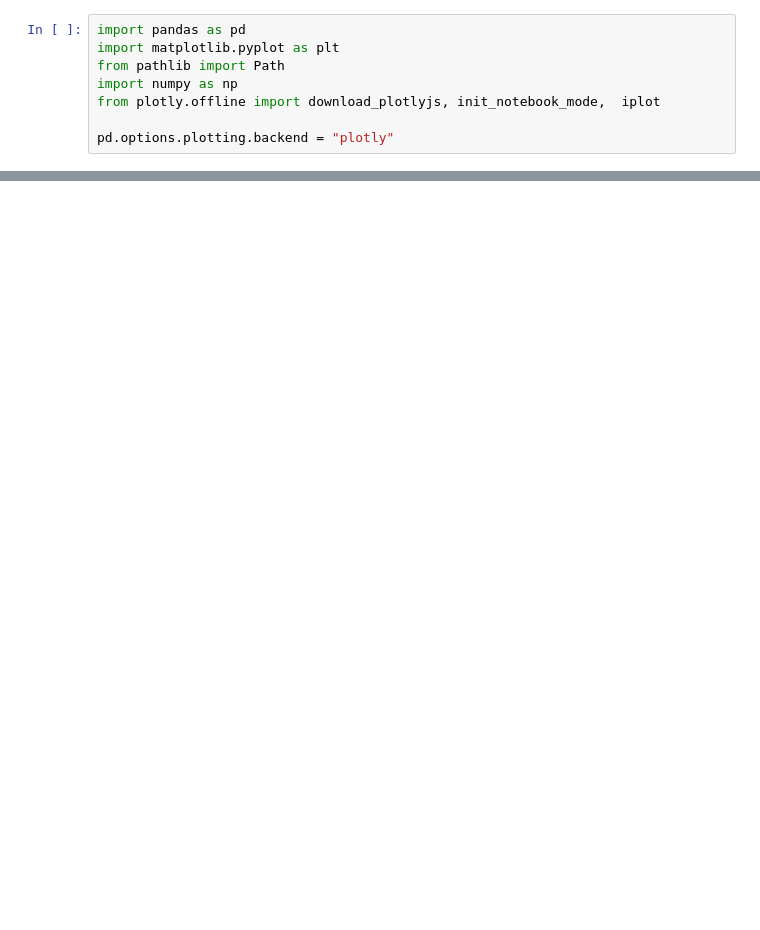
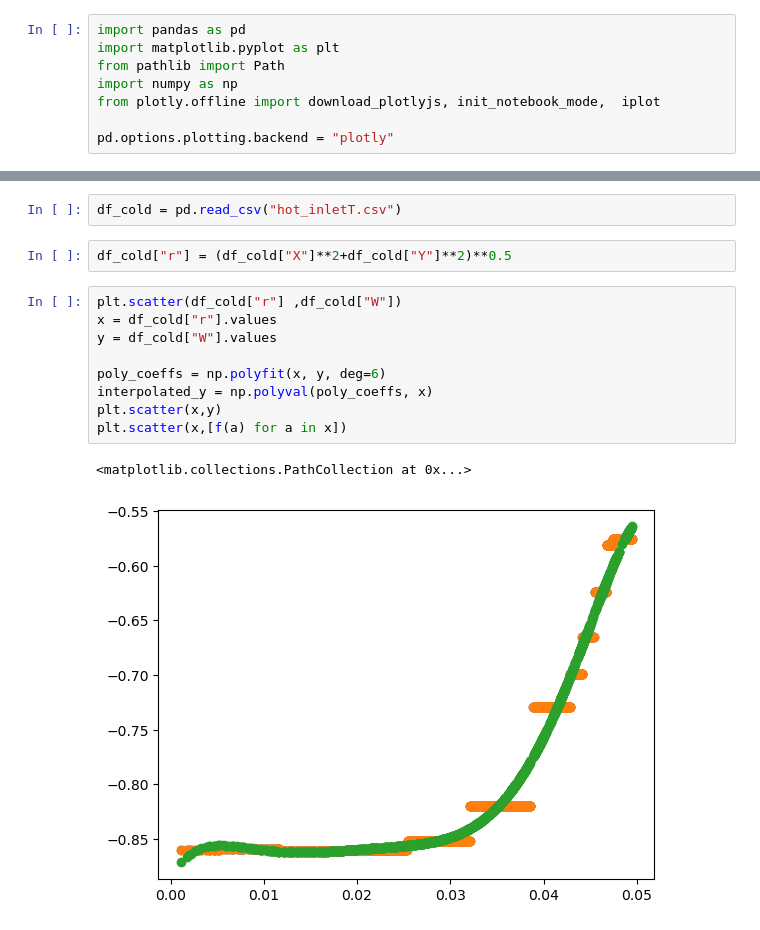
Before and after one commit to JulesL2/CS_Postprocess, a Jupyter notebook: TJunction.ipynb, the cells around one changed output, grey strips where cells are left out. Drawn from its saved outputs; the diff is of its cells as text; blank space fills up the shorter version.

```diff
--- a/TJunction.ipynb
+++ b/TJunction.ipynb
@@ -75,0 +107,16 @@ for var in variables:
+# %%
+df_cold = pd.read_csv("hot_inletT.csv")
+# %%
+df_cold["r"] = (df_cold["X"]**2+df_cold["Y"]**2)**0.5
+# %%
+plt.scatter(df_cold["r"] ,df_cold["W"])
+x = df_cold["r"].values
+y = df_cold["W"].values
+
+poly_coeffs = np.polyfit(x, y, deg=6)
+interpolated_y = np.polyval(poly_coeffs, x)
+plt.scatter(x,y)
+plt.scatter(x,[f(a) for a in x])
+# %% [output]
+<matplotlib.collections.PathCollection at 0x...>
+[figure, added]
```
Also changed, not shown: parts of 5 cells of this notebook, 4 other files.
